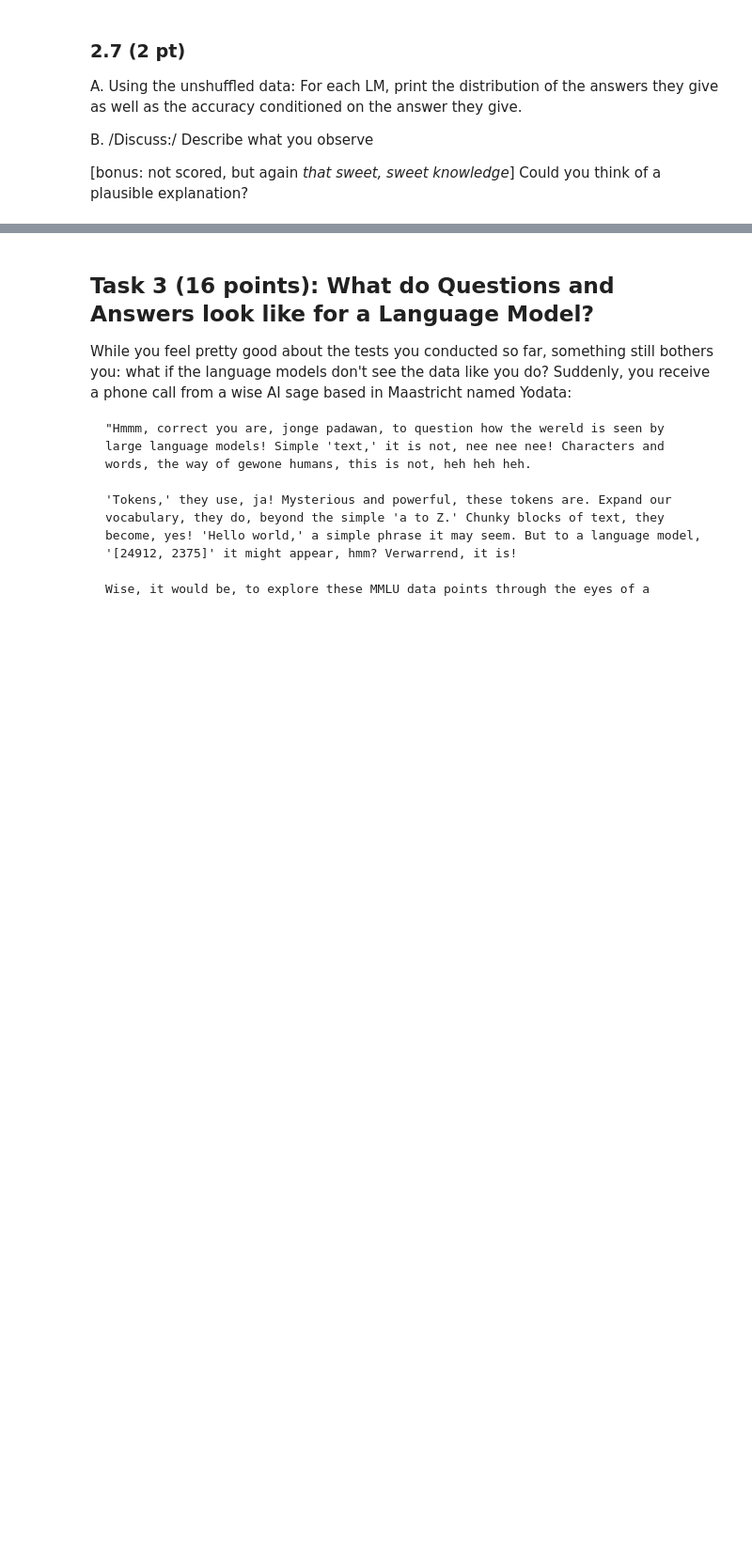
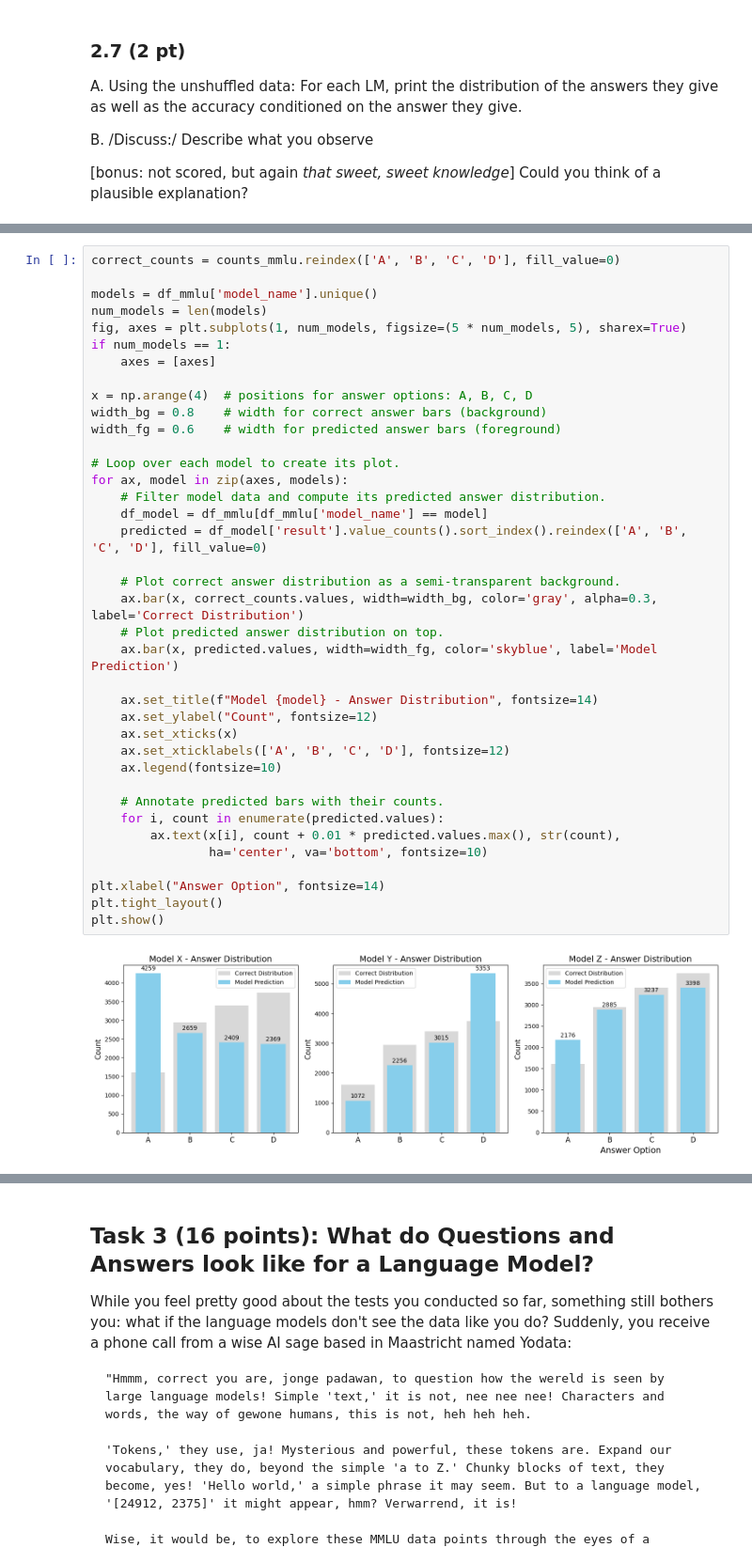
Before and after one commit to PavelDetvan/Data-Analysis, a Jupyter notebook: clinic1/DA-clinic1-empty.ipynb, the cells around one changed output, grey strips where cells are left out. Shown at 94% size. Saved outputs shown, nothing was run; the diff lists cells and outputs as text; blank space fills up the shorter version.

```diff
--- a/clinic1/DA-clinic1-empty.ipynb
+++ b/clinic1/DA-clinic1-empty.ipynb
@@ -971,2 +1004,42 @@ Name: correct, dtype: float64
+# %%
+correct_counts = counts_mmlu.reindex(['A', 'B', 'C', 'D'], fill_value=0)
+
+models = df_mmlu['model_name'].unique()
+num_models = len(models)
+fig, axes = plt.subplots(1, num_models, figsize=(5 * num_models, 5), sharex=True)
+if num_models == 1:
+    axes = [axes]
+
+x = np.arange(4)  # positions for answer options: A, B, C, D
+width_bg = 0.8    # width for correct answer bars (background)
+width_fg = 0.6    # width for predicted answer bars (foreground)
+
+# Loop over each model to create its plot.
+for ax, model in zip(axes, models):
+    # Filter model data and compute its predicted answer distribution.
+    df_model = df_mmlu[df_mmlu['model_name'] == model]
+    predicted = df_model['result'].value_counts().sort_index().reindex(['A', 'B', 'C', 'D'], fill_value=0)
+
+    # Plot correct answer distribution as a semi-transparent background.
+    ax.bar(x, correct_counts.values, width=width_bg, color='gray', alpha=0.3, label='Correct Distribution')
+    # Plot predicted answer distribution on top.
+    ax.bar(x, predicted.values, width=width_fg, color='skyblue', label='Model Prediction')
+
+    ax.set_title(f"Model {model} - Answer Distribution", fontsize=14)
+    ax.set_ylabel("Count", fontsize=12)
+    ax.set_xticks(x)
+    ax.set_xticklabels(['A', 'B', 'C', 'D'], fontsize=12)
+    ax.legend(fontsize=10)
+
+    # Annotate predicted bars with their counts.
+    for i, count in enumerate(predicted.values):
+        ax.text(x[i], count + 0.01 * predicted.values.max(), str(count),
+                ha='center', va='bottom', fontsize=10)
+
+plt.xlabel("Answer Option", fontsize=14)
+plt.tight_layout()
+plt.show()
+# %% [output]
+[figure, added]
 # %% [markdown]
 B. /Discuss:/
```
Also changed, not shown: parts of 10 cells of this notebook, 1 other file.
